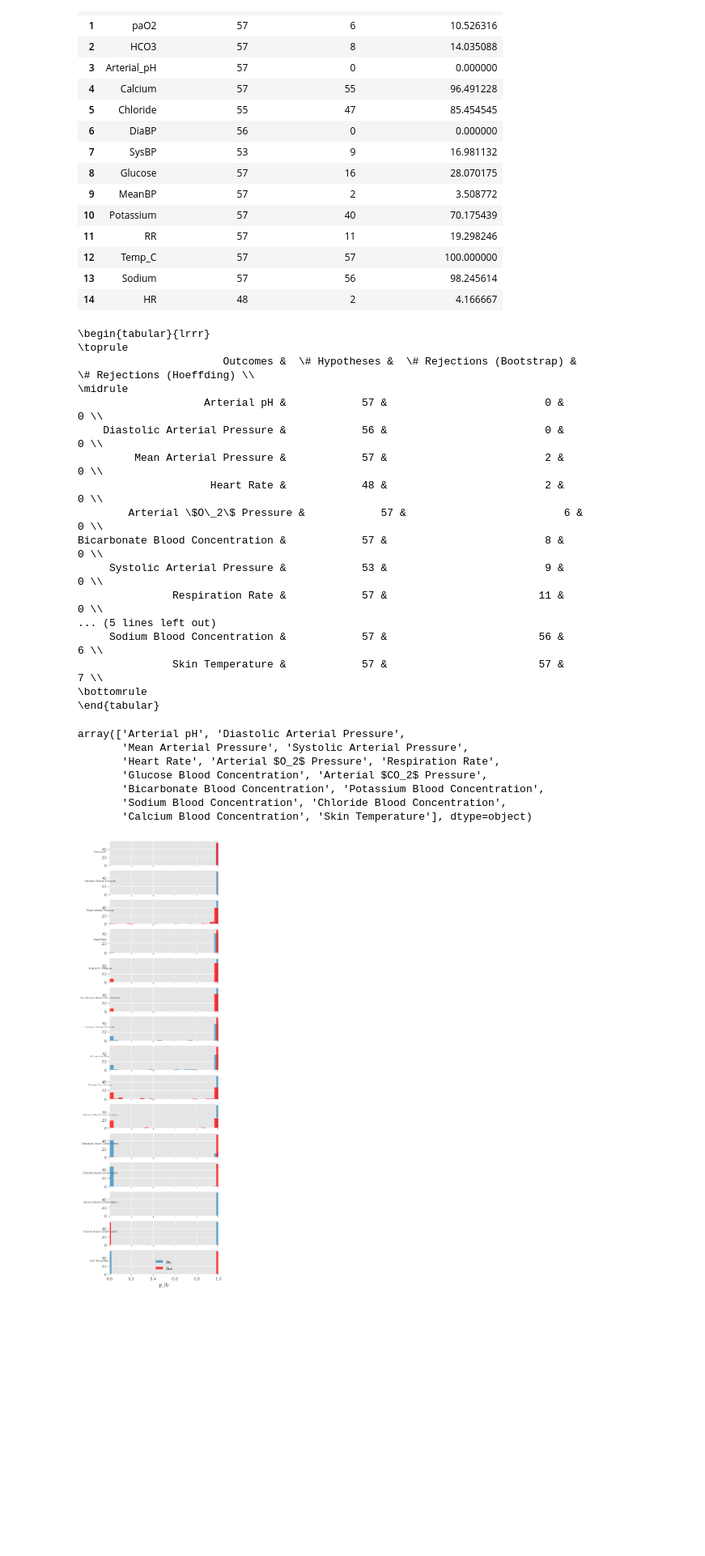
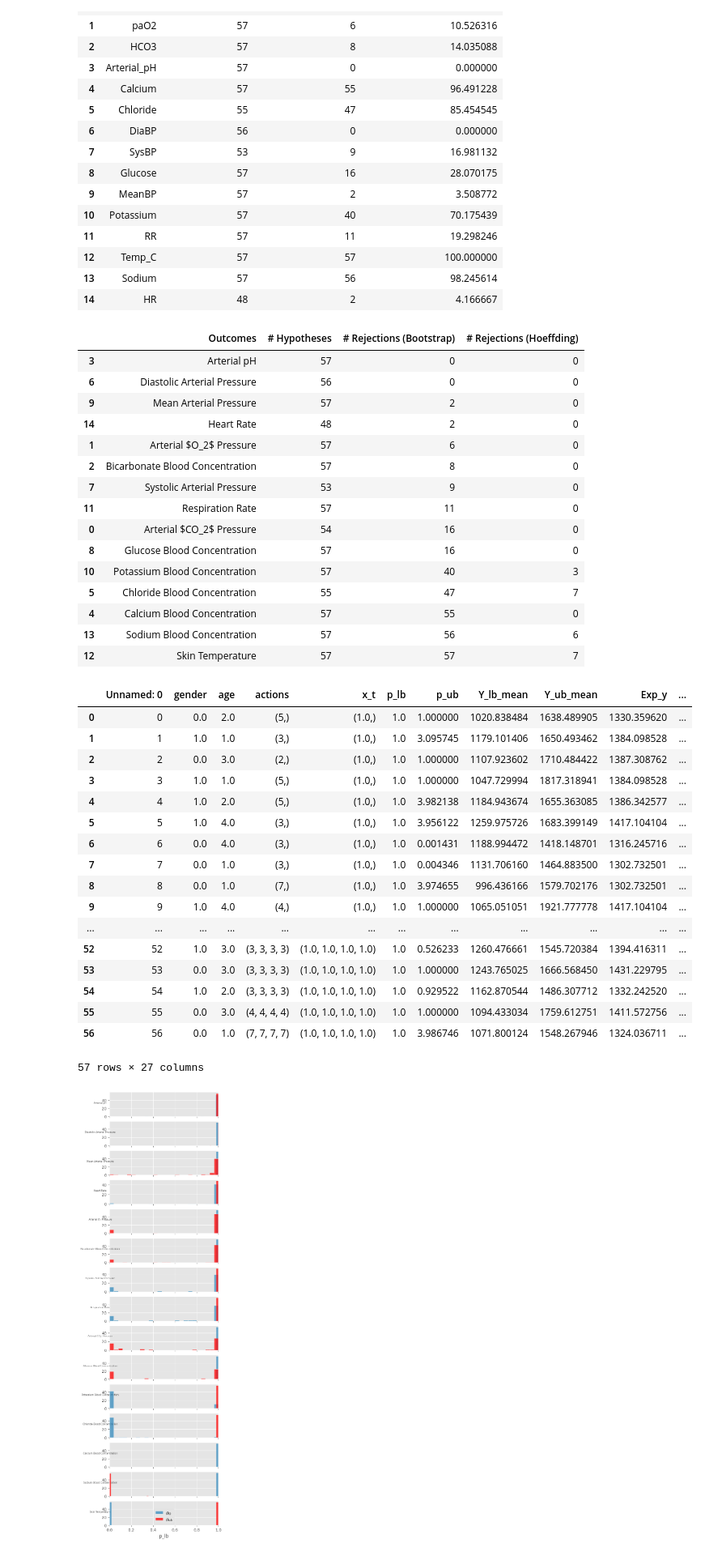
Before and after one commit to faaizT/CausalTwinAssessment, a Jupyter notebook: Hypothesis testing using Hoeffding.ipynb, the cells around one changed output. Shown at 81% size. Cells and saved outputs as stored; diff of their text form; code cells hidden in the pictures; blank space fills up the shorter version.

Commit message:
corrected hoeffding plotting

```diff
--- a/Hypothesis testing using Hoeffding.ipynb
+++ b/Hypothesis testing using Hoeffding.ipynb
@@ -171,7 +171,7 @@ p_vals = pd.DataFrame()
 pruned_hyps = pd.DataFrame()
 for col in tqdm(column_names_dict):
     if os.path.exists(f"{hyp_test_dir}/p_values_{col}_hoeffFalse.csv"):
-        p_values = pd.read_csv(f"{hyp_test_dir}/p_values_{col}_hoeffFalse.csv",  converters={'actions': eval, 'x_t': eval, 'Y_lb_mean': eval, 'Y_ub_mean': eval, 'Sim_exp_y': eval})
+        p_values = pd.read_csv(f"{hyp_test_dir}/p_values_{col}_hoeffFalse.csv",  converters={'actions': eval, 'x_t': eval, 'Y_lb_mean': eval, 'Y_ub_mean': eval, 'Sim_exp_y': eval, 'yobs_values': eval, 'ysim_values': eval})
         p_values_pruned = pd.read_csv(f"{hyp_test_dir}/pruned_hyps_{col}_hoeffFalse.csv",  converters={'actions': eval, 'x_t': eval, 'Y_lb_mean': eval, 'Y_ub_mean': eval, 'Sim_exp_y': eval})
         if len(p_values)>0:
             p_values = p_values.loc[p_values['t']>0]
@@ -210,7 +210,7 @@ p_vals = pd.DataFrame()
 pruned_hyps = pd.DataFrame()
 for col in tqdm(column_names_dict):
     if os.path.exists(f"{hyp_test_dir}/p_values_{col}_hoeffFalse.csv"):
-        p_values = pd.read_csv(f"{hyp_test_dir}/p_values_{col}_hoeffFalse.csv",  converters={'actions': eval, 'x_t': eval, 'Y_lb_mean': eval, 'Y_ub_mean': eval, 'Sim_exp_y': eval})
+        p_values = pd.read_csv(f"{hyp_test_dir}/p_values_{col}_hoeffFalse.csv",  converters={'actions': eval, 'x_t': eval, 'Y_lb_mean': eval, 'Y_ub_mean': eval, 'Sim_exp_y': eval, 'yobs_values': eval, 'ysim_values': eval})
         p_values_pruned = pd.read_csv(f"{hyp_test_dir}/pruned_hyps_{col}_hoeffFalse.csv",  converters={'actions': eval, 'x_t': eval, 'Y_lb_mean': eval, 'Y_ub_mean': eval, 'Sim_exp_y': eval})
         if len(p_values)>0:
             p_values = p_values.loc[p_values['t']>0]
@@ -248,10 +248,10 @@ p_vals = pd.DataFrame()
 pruned_hyps = pd.DataFrame()
 for col in tqdm(column_names_dict):
     if os.path.exists(f"{hyp_test_dir}/p_values_{col}_hoeffTrue.csv"):
-        p_values = pd.read_csv(f"{hyp_test_dir}/p_values_{col}_hoeffTrue.csv",  converters={'actions': eval, 'x_t': eval, 'Y_lb_mean': eval, 'Y_ub_mean': eval, 'Sim_exp_y': eval})
+        p_values = pd.read_csv(f"{hyp_test_dir}/p_values_{col}_hoeffTrue.csv",  converters={'actions': eval, 'x_t': eval, 'Y_lb_mean': eval, 'Y_ub_mean': eval, 'Sim_exp_y': eval, 'yobs_values': eval, 'ysim_values': eval})
         p_values_pruned = pd.read_csv(f"{hyp_test_dir}/pruned_hyps_{col}_hoeffTrue.csv",  converters={'actions': eval, 'x_t': eval, 'Y_lb_mean': eval, 'Y_ub_mean': eval, 'Sim_exp_y': eval})
         if len(p_values)>0:
-            p_values = p_values.loc[p_values['t']>0]
+            p_values = p_values.loc[(p_values['t']>0)]
             p_values['col'] = col
             p_values_pruned['col'] = col
             p_vals = pd.concat([p_vals, p_values], axis=0)
@@ -339,35 +339,46 @@ combined_results.rename(columns={'columns': 'Outcomes', 'total_hypotheses': '# H
 combined_results['# Rejections (Hoeffding)']  = results_hoeff.loc[:, 'rejected_hypotheses']
 combined_results['Outcomes'] = combined_results['Outcomes'].apply(lambda x: column_names_dict[x])
 combined_results.sort_values(by='# Rejections (Bootstrap)', inplace=True)
-print(combined_results.to_latex(index=False))
+# print(combined_results.to_latex(index=False))
+combined_results
 # %% [output]
-\begin{tabular}{lrrr}
-\toprule
-                       Outcomes &  \# Hypotheses &  \# Rejections (Bootstrap) &  \# Rejections (Hoeffding) \\
-\midrule
-                    Arterial pH &            57 &                         0 &                         0 \\
-    Diastolic Arterial Pressure &            56 &                         0 &                         0 \\
-         Mean Arterial Pressure &            57 &                         2 &                         0 \\
-                     Heart Rate &            48 &                         2 &                         0 \\
-        Arterial \$O\_2\$ Pressure &            57 &                         6 &                         0 \\
-Bicarbonate Blood Concentration &            57 &                         8 &                         0 \\
-     Systolic Arterial Pressure &            53 &                         9 &                         0 \\
-               Respiration Rate &            57 &                        11 &                         0 \\
-... (5 lines left out)
-     Sodium Blood Concentration &            57 &                        56 &                         6 \\
-               Skin Temperature &            57 &                        57 &                         7 \\
-\bottomrule
-\end{tabular}
+|  | Outcomes | # Hypotheses | # Rejections (Bootstrap) | # Rejections (Hoeffding) |
+| 3 | Arterial pH | 57 | 0 | 0 |
+| 6 | Diastolic Arterial Pressure | 56 | 0 | 0 |
+| 9 | Mean Arterial Pressure | 57 | 2 | 0 |
+| 14 | Heart Rate | 48 | 2 | 0 |
+| 1 | Arterial $O_2$ Pressure | 57 | 6 | 0 |
+| 2 | Bicarbonate Blood Concentration | 57 | 8 | 0 |
+| 7 | Systolic Arterial Pressure | 53 | 9 | 0 |
+| 11 | Respiration Rate | 57 | 11 | 0 |
+| 0 | Arterial $CO_2$ Pressure | 54 | 16 | 0 |
+| 8 | Glucose Blood Concentration | 57 | 16 | 0 |
+| 10 | Potassium Blood Concentration | 57 | 40 | 3 |
+| 5 | Chloride Blood Concentration | 55 | 47 | 7 |
+| 4 | Calcium Blood Concentration | 57 | 55 | 0 |
+| 13 | Sodium Blood Concentration | 57 | 56 | 6 |
+| 12 | Skin Temperature | 57 | 57 | 7 |
-# %%
-outcomes
-# %% [output]
-array(['Arterial pH', 'Diastolic Arterial Pressure',
-       'Mean Arterial Pressure', 'Systolic Arterial Pressure',
-       'Heart Rate', 'Arterial $O_2$ Pressure', 'Respiration Rate',
-       'Glucose Blood Concentration', 'Arterial $CO_2$ Pressure',
-       'Bicarbonate Blood Concentration', 'Potassium Blood Concentration',
-       'Sodium Blood Concentration', 'Chloride Blood Concentration',
-       'Calcium Blood Concentration', 'Skin Temperature'], dtype=object)
+# %%
+p_vals[p_vals['col']=='Glucose']
+# %% [output]
+|  | Unnamed: 0 | gender | age | actions | x_t | p_lb | p_ub | Y_lb_mean | Y_ub_mean | Exp_y | ... |
+| 0 | 0 | 0.0 | 2.0 | (5,) | (1.0,) | 1.0 | 1.000000 | 1020.838484 | 1638.489905 | 1330.359620 | ... |
+| 1 | 1 | 1.0 | 1.0 | (3,) | (1.0,) | 1.0 | 3.095745 | 1179.101406 | 1650.493462 | 1384.098528 | ... |
+| 2 | 2 | 0.0 | 3.0 | (2,) | (1.0,) | 1.0 | 1.000000 | 1107.923602 | 1710.484422 | 1387.308762 | ... |
+| 3 | 3 | 1.0 | 1.0 | (5,) | (1.0,) | 1.0 | 1.000000 | 1047.729994 | 1817.318941 | 1384.098528 | ... |
+| 4 | 4 | 1.0 | 2.0 | (5,) | (1.0,) | 1.0 | 3.982138 | 1184.943674 | 1655.363085 | 1386.342577 | ... |
+| 5 | 5 | 1.0 | 4.0 | (3,) | (1.0,) | 1.0 | 3.956122 | 1259.975726 | 1683.399149 | 1417.104104 | ... |
+| 6 | 6 | 0.0 | 4.0 | (3,) | (1.0,) | 1.0 | 0.001431 | 1188.994472 | 1418.148701 | 1316.245716 | ... |
+| 7 | 7 | 0.0 | 1.0 | (3,) | (1.0,) | 1.0 | 0.004346 | 1131.706160 | 1464.883500 | 1302.732501 | ... |
+| 8 | 8 | 0.0 | 1.0 | (7,) | (1.0,) | 1.0 | 3.974655 | 996.436166 | 1579.702176 | 1302.732501 | ... |
+| 9 | 9 | 1.0 | 4.0 | (4,) | (1.0,) | 1.0 | 1.000000 | 1065.051051 | 1921.777778 | 1417.104104 | ... |
+| ... | ... | ... | ... | ... | ... | ... | ... | ... | ... | ... | ... |
+| 52 | 52 | 1.0 | 3.0 | (3, 3, 3, 3) | (1.0, 1.0, 1.0, 1.0) | 1.0 | 0.526233 | 1260.476661 | 1545.720384 | 1394.416311 | ... |
+| 53 | 53 | 0.0 | 3.0 | (3, 3, 3, 3) | (1.0, 1.0, 1.0, 1.0) | 1.0 | 1.000000 | 1243.765025 | 1666.568450 | 1431.229795 | ... |
+| 54 | 54 | 1.0 | 2.0 | (3, 3, 3, 3) | (1.0, 1.0, 1.0, 1.0) | 1.0 | 0.929522 | 1162.870544 | 1486.307712 | 1332.242520 | ... |
+| 55 | 55 | 0.0 | 3.0 | (4, 4, 4, 4) | (1.0, 1.0, 1.0, 1.0) | 1.0 | 1.000000 | 1094.433034 | 1759.612751 | 1411.572756 | ... |
+| 56 | 56 | 0.0 | 1.0 | (7, 7, 7, 7) | (1.0, 1.0, 1.0, 1.0) | 1.0 | 3.986746 | 1071.800124 | 1548.267946 | 1324.036711 | ... |
+57 rows × 27 columns
 # %%
 outcomes = combined_results['Outcomes'].unique()
 fig, axs = plt.subplots(len(outcomes), 1, figsize=(5,20), sharex=True)
```
Also changed, not shown: parts of 4 cells of this notebook, 1 other file.
